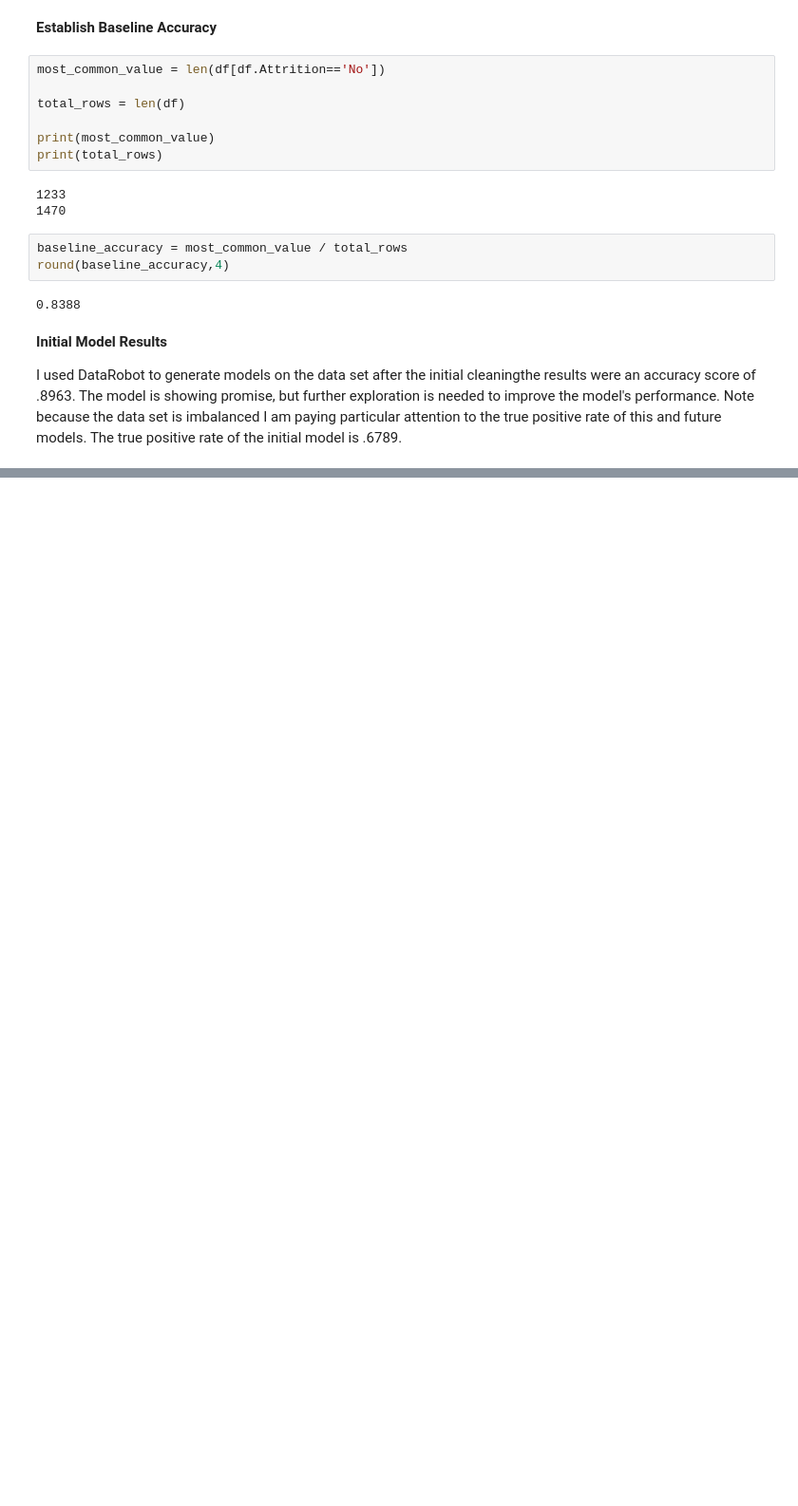
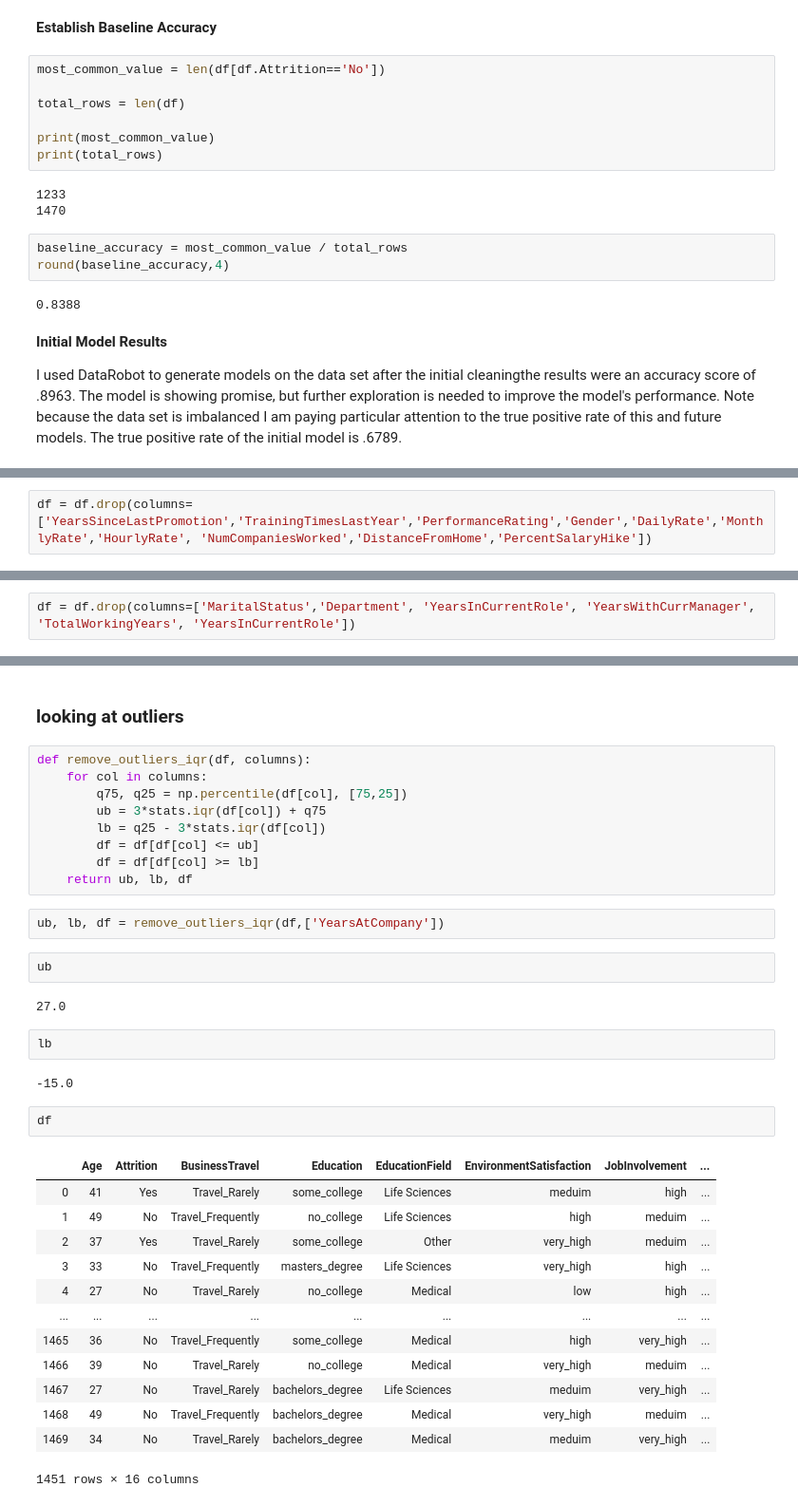
Before and after one commit to Johndsalas/employee_churn, a Jupyter notebook: employee_churn_notebook.ipynb, the cells around one changed output, grey strips where cells are left out. Shown at 95% size. Saved outputs shown, nothing was run; the diff lists cells and outputs as text; blank space fills up the shorter version.

```diff
--- a/employee_churn_notebook.ipynb
+++ b/employee_churn_notebook.ipynb
@@ -338,0 +300,2 @@ I used DataRobot to generate models on the data set after the initial cleaningth
+# %%
+df = df.drop(columns=['YearsSinceLastPromotion','TrainingTimesLastYear','PerformanceRating','Gender','DailyRate','MonthlyRate','HourlyRate', 'NumCompaniesWorked','DistanceFromHome','PercentSalaryHike'])
@@ -338,0 +316,2 @@ I used DataRobot to generate models on the data set after the initial cleaningth
+# %%
+df = df.drop(columns=['MaritalStatus','Department', 'YearsInCurrentRole', 'YearsWithCurrManager', 'TotalWorkingYears', 'YearsInCurrentRole'])
@@ -338,0 +320,37 @@ I used DataRobot to generate models on the data set after the initial cleaningth
+# %% [markdown]
+### looking at outliers
+# %%
+def remove_outliers_iqr(df, columns):
+    for col in columns:
+        q75, q25 = np.percentile(df[col], [75,25])
+        ub = 3*stats.iqr(df[col]) + q75
+        lb = q25 - 3*stats.iqr(df[col])
+        df = df[df[col] <= ub]
+        df = df[df[col] >= lb]
+    return ub, lb, df
+# %%
+ub, lb, df = remove_outliers_iqr(df,['YearsAtCompany'])
+# %%
+ub
+# %% [output]
+27.0
+# %%
+lb
+# %% [output]
+-15.0
+# %%
+df
+# %% [output]
+|  | Age | Attrition | BusinessTravel | Education | EducationField | EnvironmentSatisfaction | JobInvolvement | ... |
+| 0 | 41 | Yes | Travel_Rarely | some_college | Life Sciences | meduim | high | ... |
+| 1 | 49 | No | Travel_Frequently | no_college | Life Sciences | high | meduim | ... |
+| 2 | 37 | Yes | Travel_Rarely | some_college | Other | very_high | meduim | ... |
+| 3 | 33 | No | Travel_Frequently | masters_degree | Life Sciences | very_high | high | ... |
+| 4 | 27 | No | Travel_Rarely | no_college | Medical | low | high | ... |
+| ... | ... | ... | ... | ... | ... | ... | ... | ... |
+| 1465 | 36 | No | Travel_Frequently | some_college | Medical | high | very_high | ... |
+| 1466 | 39 | No | Travel_Rarely | no_college | Medical | very_high | meduim | ... |
+| 1467 | 27 | No | Travel_Rarely | bachelors_degree | Life Sciences | meduim | very_high | ... |
+| 1468 | 49 | No | Travel_Frequently | bachelors_degree | Medical | very_high | meduim | ... |
+| 1469 | 34 | No | Travel_Rarely | bachelors_degree | Medical | meduim | very_high | ... |
+1451 rows × 16 columns
```
Also changed, not shown: parts of 16 cells of this notebook, 3 other files.
